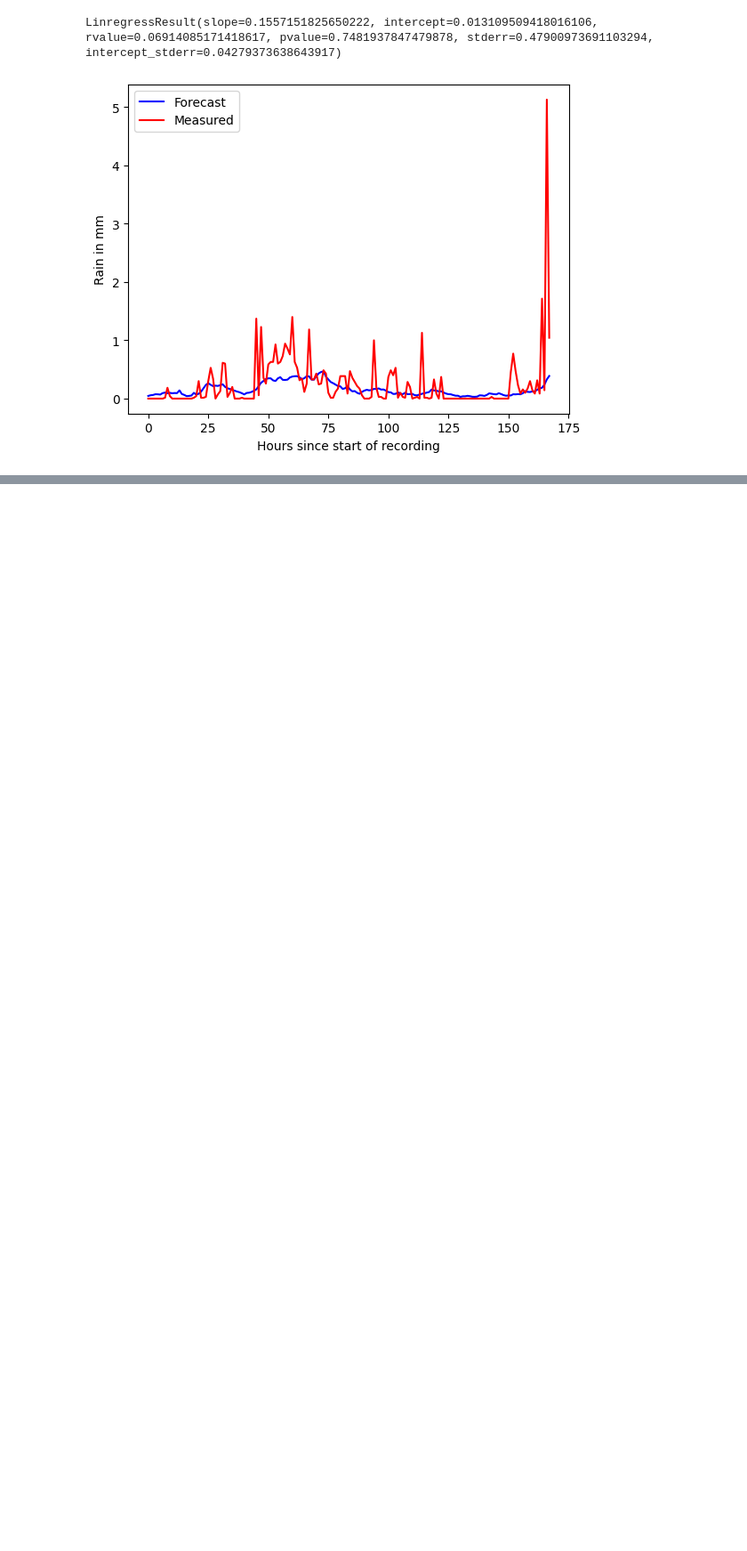
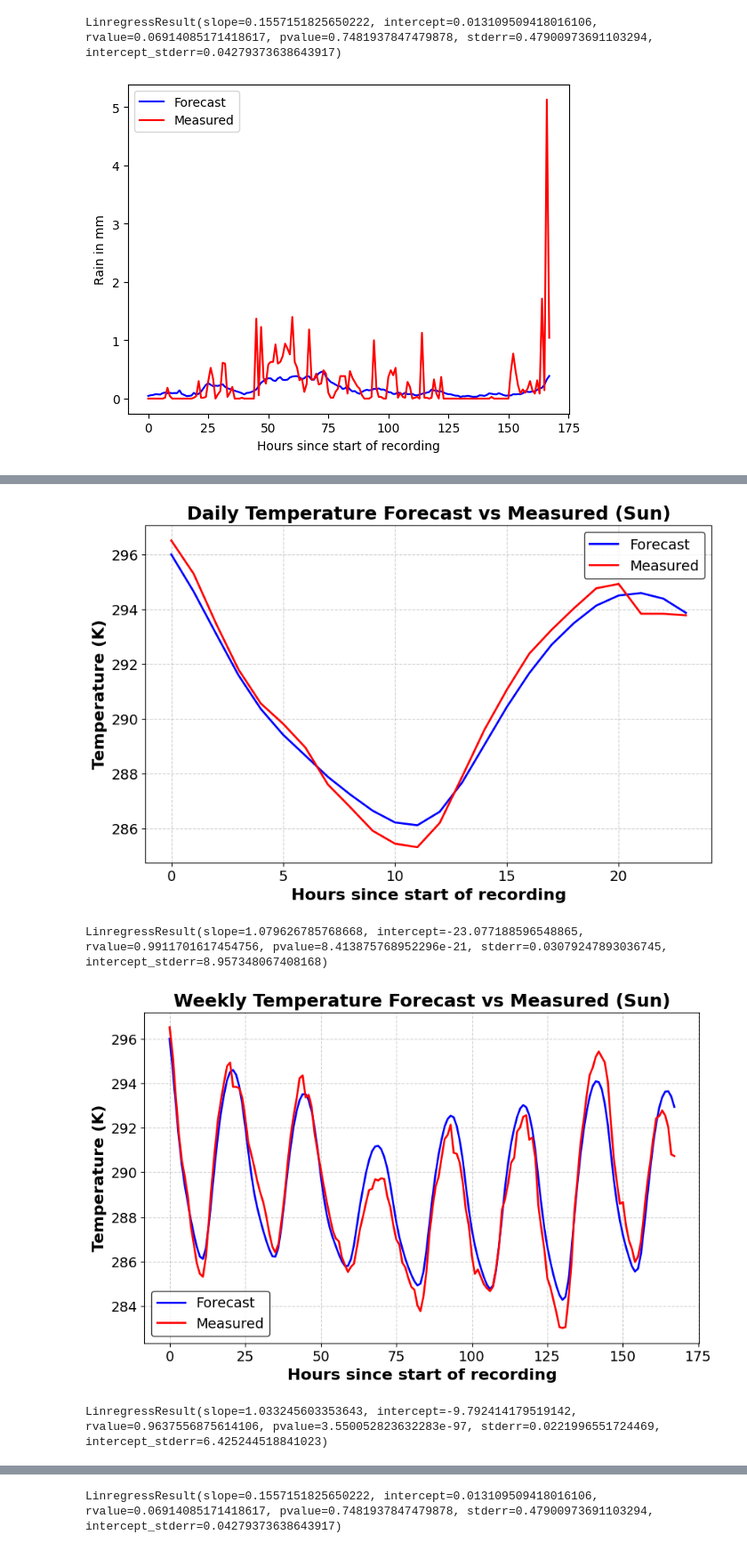
Before and after one commit to Fohlen/weather_experiment, a Jupyter notebook: analysis/Plot_one_day_week.ipynb, the cells around one changed output, grey strips where cells are left out. Shown at 89% size. Drawn from its saved outputs; the diff is of its cells as text; code cells hidden in the pictures; blank space fills up the shorter version.

```diff
--- a/analysis/Plot_one_day_week.ipynb
+++ b/analysis/Plot_one_day_week.ipynb
@@ -68,0 +69,76 @@ LinregressResult(slope=1.9845284898380315, intercept=-0.06591546056234032, rvalu
+# %%
+import numpy as np
+import matplotlib.pyplot as plt
+from scipy.stats import linregress
+
+# Load data
+forecasts_sun = np.load("../data/forecasts_sun.npy")
+forecasts_rain = np.load("../data/forecasts_rain.npy")
+measures_sun = np.load("../data/measures_sun.npy")
+measures_rain = np.load("../data/measures_rain.npy")
+
+# Function to plot and improve visualization
+def plot_forecast_vs_measured(forecast, measured, title, xlabel, ylabel, filename):
+    plt.figure(figsize=(10, 6))  # Bigger figure size
+    plt.plot(forecast, c="b", linewidth=2, label="Forecast")  # Thicker lines
+    plt.plot(measured, c="r", linewidth=2, label="Measured")
+
+    # Titles and labels
+    plt.title(title, fontsize=18, fontweight="bold")
+    plt.xlabel(xlabel, fontsize=16, fontweight="bold")
+    plt.ylabel(ylabel, fontsize=16, fontweight="bold")
+
+    # Grid and ticks
+    plt.grid(True, linestyle="--", alpha=0.6)
+    plt.xticks(fontsize=14)
+    plt.yticks(fontsize=14)
+
+    # Legend styling
+    plt.legend(fontsize=14, loc="best", frameon=True, edgecolor="black")
+
+    # Save and show
+    plt.savefig(filename, dpi=300, bbox_inches="tight")
+    plt.show()
+
+# **Sun Data**
+# Daily plot
+plot_forecast_vs_measured(
+    forecasts_sun[209:233], measures_sun[209:233],
+    "Daily Temperature Forecast vs Measured (Sun)",
+    "Hours since start of recording", "Temperature (K)",
+    "forecast_vs_real_sun_daily.png"
+)
+print(linregress(forecasts_sun[209:233], measures_sun[209:233]))
+
+# Weekly plot
+plot_forecast_vs_measured(
+    forecasts_sun[209:377], measures_sun[209:377],
+    "Weekly Temperature Forecast vs Measured (Sun)",
+    "Hours since start of recording", "Temperature (K)",
+    "forecast_vs_real_sun_weekly.png"
+)
+print(linregress(forecasts_sun[209:377], measures_sun[209:377]))
+
+# **Rain Data**
+# Daily plot
+plot_forecast_vs_measured(
+    forecasts_rain[209:233], measures_rain[209:233],
+    "Daily Precipitation Forecast vs Measured",
+    "Hours since start of recording", "Precipitation (mm)",
+    "forecast_vs_real_rain_daily.png"
+)
+print(linregress(forecasts_rain[209:233], measures_rain[209:233]))
+
+# Weekly plot
+plot_forecast_vs_measured(
+    forecasts_rain[209:377], measures_rain[209:377],
+    "Weekly Precipitation Forecast vs Measured",
+    "Hours since start of recording", "Precipitation (mm)",
+    "forecast_vs_real_rain_weekly.png"
+)
+print(linregress(forecasts_rain[209:377], measures_rain[209:377]))
+# %% [output]
+[figure, added]
+LinregressResult(slope=1.079626785768668, intercept=-23.077188596548865, rvalue=0.9911701617454756, pvalue=8.413875768952296e-21, stderr=0.03079247893036745, intercept_stderr=8.957348067408168)
+[figure, added]
+LinregressResult(slope=1.033245603353643, intercept=-9.792414179519142, rvalue=0.9637556875614106, pvalue=3.550052823632283e-97, stderr=0.0221996551724469, intercept_stderr=6.425244518841023)
@@ -68,0 +146 @@ LinregressResult(slope=1.9845284898380315, intercept=-0.06591546056234032, rvalu
+LinregressResult(slope=0.1557151825650222, intercept=0.013109509418016106, rvalue=0.06914085171418617, pvalue=0.7481937847479878, stderr=0.47900973691103294, intercept_stderr=0.04279373638643917)
```
Also changed, not shown: parts of 3 cells of this notebook, 5 other files.
